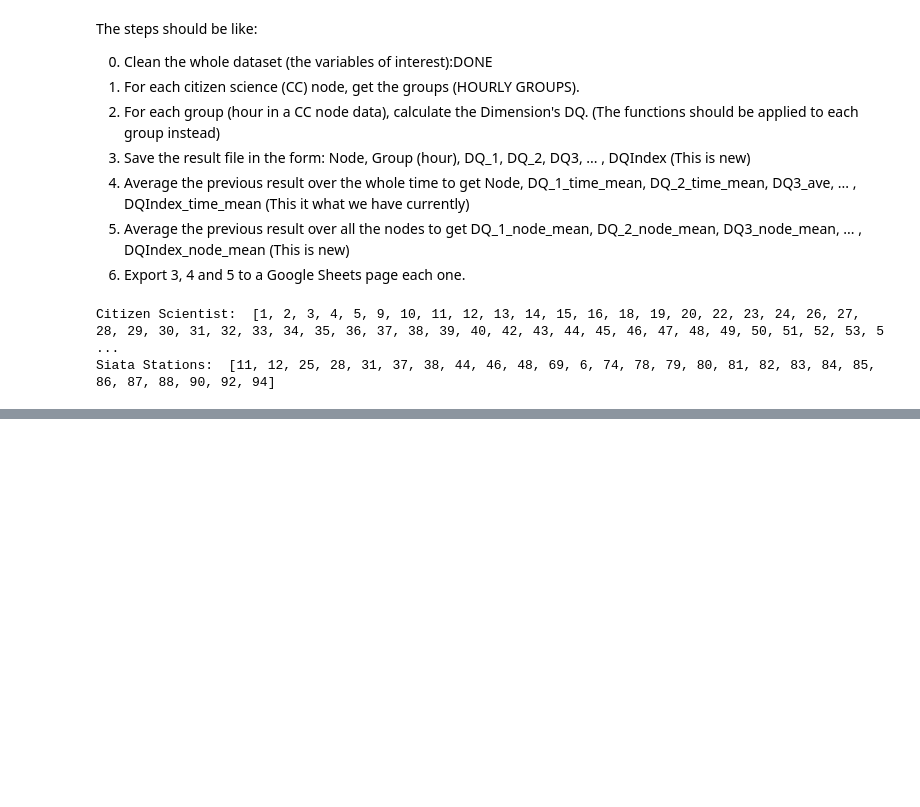
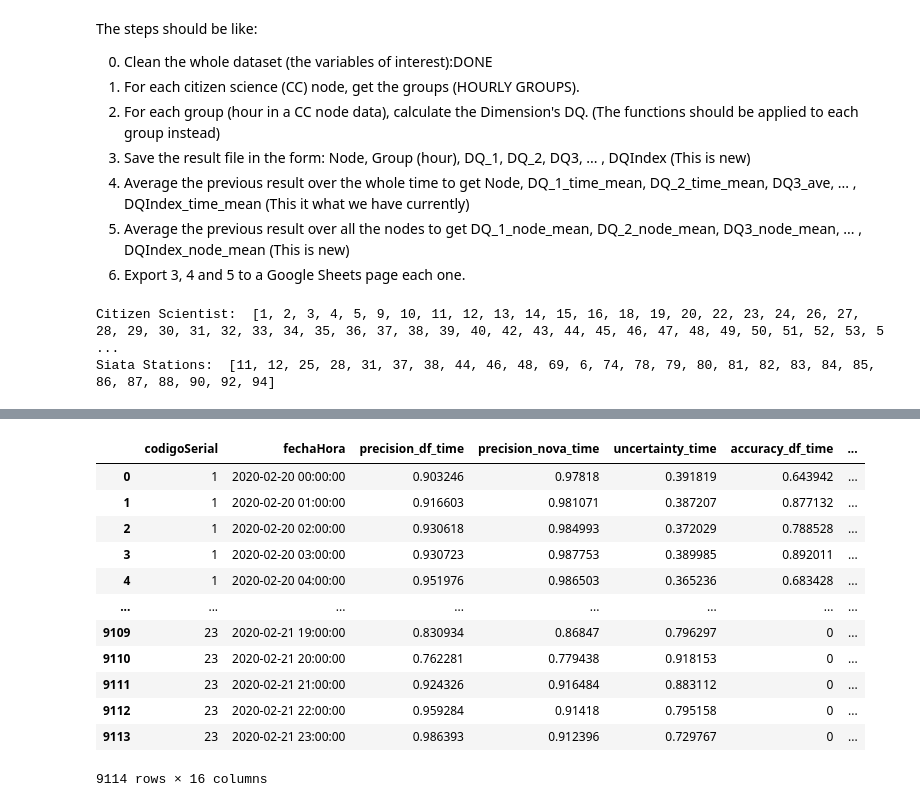
Before and after one commit to julioeagle/DQ_Repo, a Jupyter notebook: Total DQ measurement SIATA.ipynb, the cells around one changed output, grey strips where cells are left out. Drawn from its saved outputs; the diff is of its cells as text; code cells hidden in the pictures; blank space fills up the shorter version.

```diff
--- a/Total DQ measurement SIATA.ipynb
+++ b/Total DQ measurement SIATA.ipynb
@@ -1908,3 +1964,20 @@ output_dict
+# %%
+dim_time['fechaHora'] = dim_time['fechaHora'].astype(str)
+dim_time
+# %% [output]
+|  | codigoSerial | fechaHora | precision_df_time | precision_nova_time | uncertainty_time | accuracy_df_time | ... |
+| 0 | 1 | 2020-02-20 00:00:00 | 0.903246 | 0.97818 | 0.391819 | 0.643942 | ... |
+| 1 | 1 | 2020-02-20 01:00:00 | 0.916603 | 0.981071 | 0.387207 | 0.877132 | ... |
+| 2 | 1 | 2020-02-20 02:00:00 | 0.930618 | 0.984993 | 0.372029 | 0.788528 | ... |
+| 3 | 1 | 2020-02-20 03:00:00 | 0.930723 | 0.987753 | 0.389985 | 0.892011 | ... |
+| 4 | 1 | 2020-02-20 04:00:00 | 0.951976 | 0.986503 | 0.365236 | 0.683428 | ... |
+| ... | ... | ... | ... | ... | ... | ... | ... |
+| 9109 | 23 | 2020-02-21 19:00:00 | 0.830934 | 0.86847 | 0.796297 | 0 | ... |
+| 9110 | 23 | 2020-02-21 20:00:00 | 0.762281 | 0.779438 | 0.918153 | 0 | ... |
+| 9111 | 23 | 2020-02-21 21:00:00 | 0.924326 | 0.916484 | 0.883112 | 0 | ... |
+| 9112 | 23 | 2020-02-21 22:00:00 | 0.959284 | 0.91418 | 0.795158 | 0 | ... |
+| 9113 | 23 | 2020-02-21 23:00:00 | 0.986393 | 0.912396 | 0.729767 | 0 | ... |
+9114 rows × 16 columns
 # %%
 dic={1:"hola",2:"chao"}
 dic2={2:"m",3:"j"}
```
Also changed, not shown: parts of 8 cells of this notebook.
